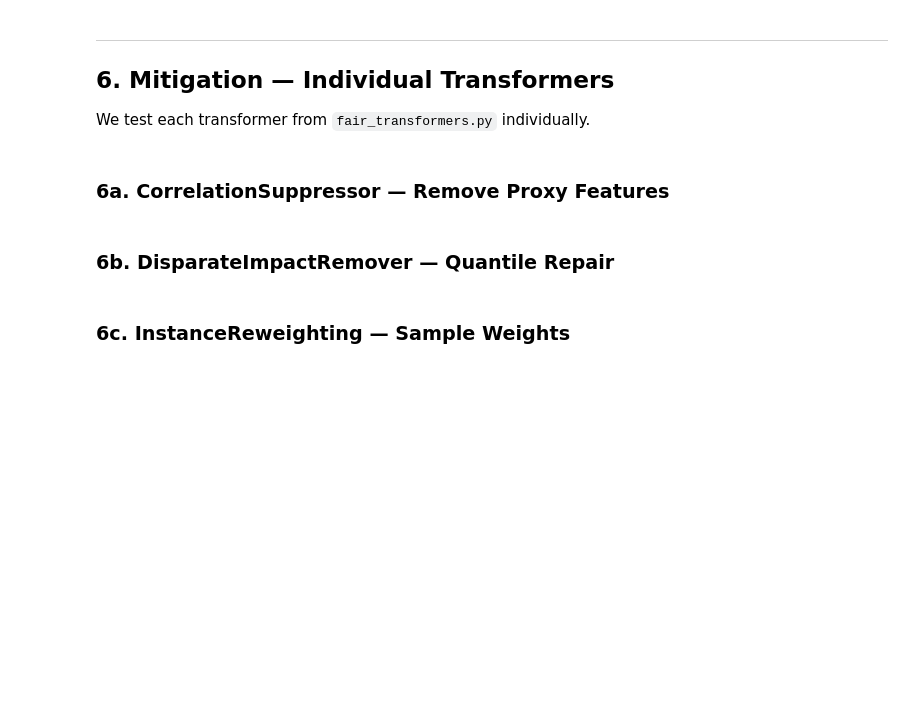
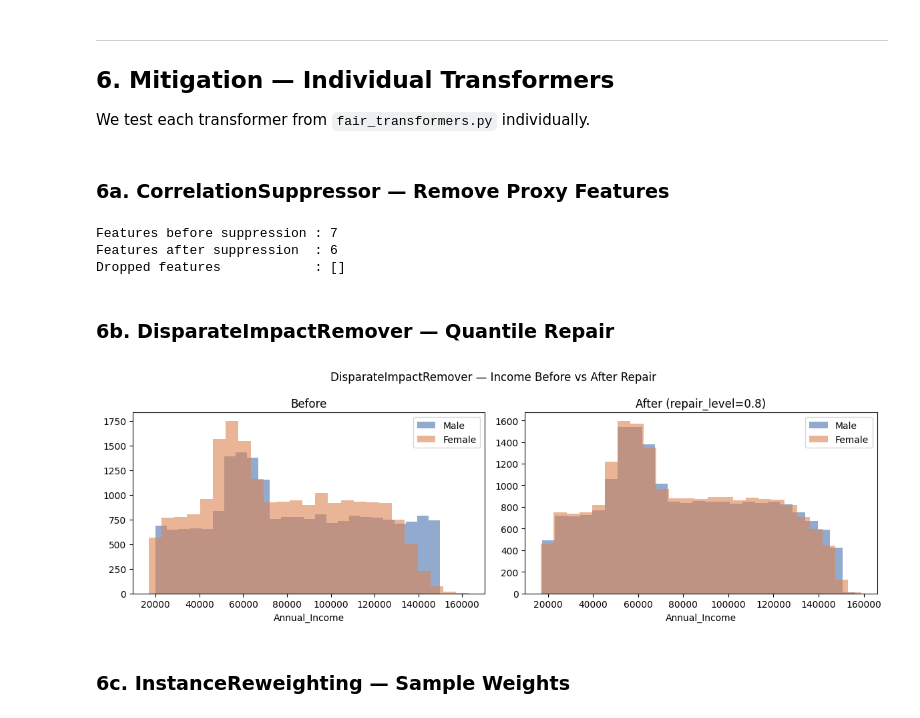
Before and after one commit to GabrieleL98/AI-Ethics-Project, a Jupyter notebook: pipeline/demo.ipynb, the cells around one changed output. Saved outputs shown, nothing was run; the diff lists cells and outputs as text; code cells hidden in the pictures; blank space fills up the shorter version.

```diff
--- a/pipeline/demo.ipynb
+++ b/pipeline/demo.ipynb
@@ -210,7 +271,7 @@ proxy_df.sort_values('correlation', ascending=False).head(8)
 
 Train a logistic regression on the biased data to establish a reference point.
 # %%
-FEATURE_COLS = ['Age', 'Income', 'Credit_Score', 'Loan_Amount', 'Employment_Status']
+FEATURE_COLS = ['Age', 'Annual_Income', 'Credit_Score', 'Loan_Amount_Requested', 'Employment_Status']
 TARGET_COL   = 'Loan_Approval_Status'
 SENSITIVE    = 'Gender'
 
@@ -261,45 +337,54 @@ suppressor = CorrelationSuppressor(
 X_train_num = df_enc.drop(columns=[TARGET_COL]).loc[X_train.index]
 X_test_num  = df_enc.drop(columns=[TARGET_COL]).loc[X_test.index]
 
+X_train_num = X_train_num.rename(columns={'Gender_Male': 'Gender'})
+X_test_num  = X_test_num.rename(columns={'Gender_Male': 'Gender'})
+
 X_train_sup = suppressor.fit_transform(X_train_num)
 X_test_sup  = suppressor.transform(X_test_num)
 
 print(f'Features before suppression : {X_train_num.shape[1]}')
 print(f'Features after suppression  : {X_train_sup.shape[1]}')
 print(f'Dropped features            : {suppressor.dropped_features_}')
+# %% [output]
+Features before suppression : 7
+Features after suppression  : 6
+Dropped features            : []
 # %% [markdown]
 ### 6b. DisparateImpactRemover — Quantile Repair
 # %%
 remover = DisparateImpactRemover(
     sensitive_col=SENSITIVE,
     repair_level=0.8,
-    feature_cols=['Income', 'Credit_Score']
+    features_to_repair=['Annual_Income', 'Credit_Score']
 )
 
 X_train_rem = remover.fit_transform(
     df[FEATURE_COLS + [SENSITIVE]].loc[X_train.index]
 )
 
 # Compare income distribution before vs after
 fig, axes = plt.subplots(1, 2, figsize=(12, 4))
 fig.suptitle('DisparateImpactRemover — Income Before vs After Repair', fontsize=12)
 
 for gender, color in [('Male', '#4C72B0'), ('Female', '#DD8452')]:
     mask_train = df.loc[X_train.index, 'Gender'] == gender
-    axes[0].hist(df.loc[X_train.index][mask_train]['Income'], bins=25,
+    axes[0].hist(df.loc[X_train.index][mask_train]['Annual_Income'], bins=25,
                  alpha=0.6, label=gender, color=color)
-    axes[1].hist(X_train_rem[X_train_rem['Gender'] == gender]['Income'], bins=25,
+    axes[1].hist(X_train_rem[X_train_rem['Gender'] == gender]['Annual_Income'], bins=25,
                  alpha=0.6, label=gender, color=color)
 
 axes[0].set_title('Before')
 axes[1].set_title('After (repair_level=0.8)')
 for ax in axes:
     ax.legend()
-    ax.set_xlabel('Income')
+    ax.set_xlabel('Annual_Income')
 
 plt.tight_layout()
 plt.savefig('disparate_impact_repair.png', dpi=120, bbox_inches='tight')
 plt.show()
+# %% [output]
+[figure, added]
 # %% [markdown]
 ### 6c. InstanceReweighting — Sample Weights
 # %%
```
Also changed, not shown: parts of 19 cells of this notebook, 8 other files.
